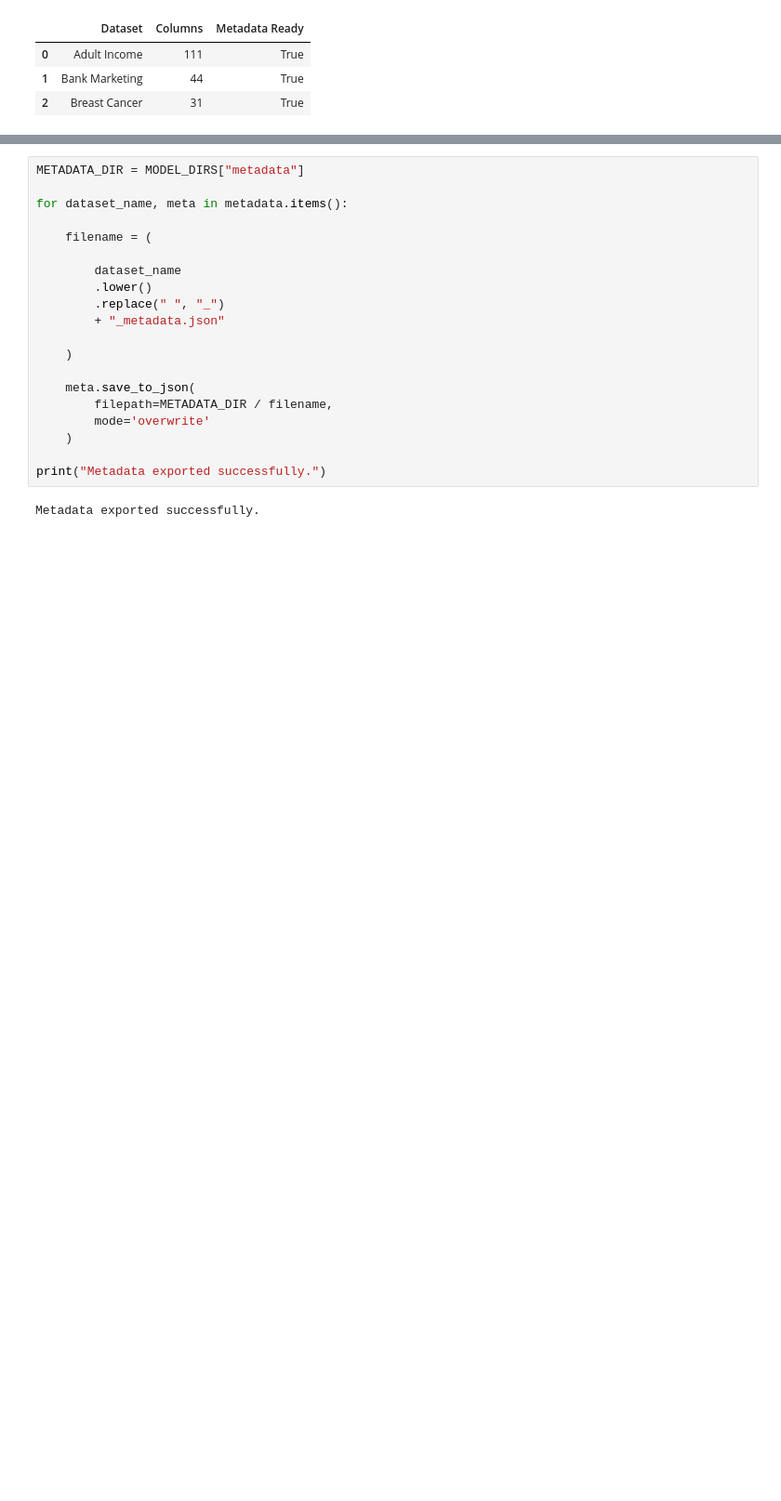
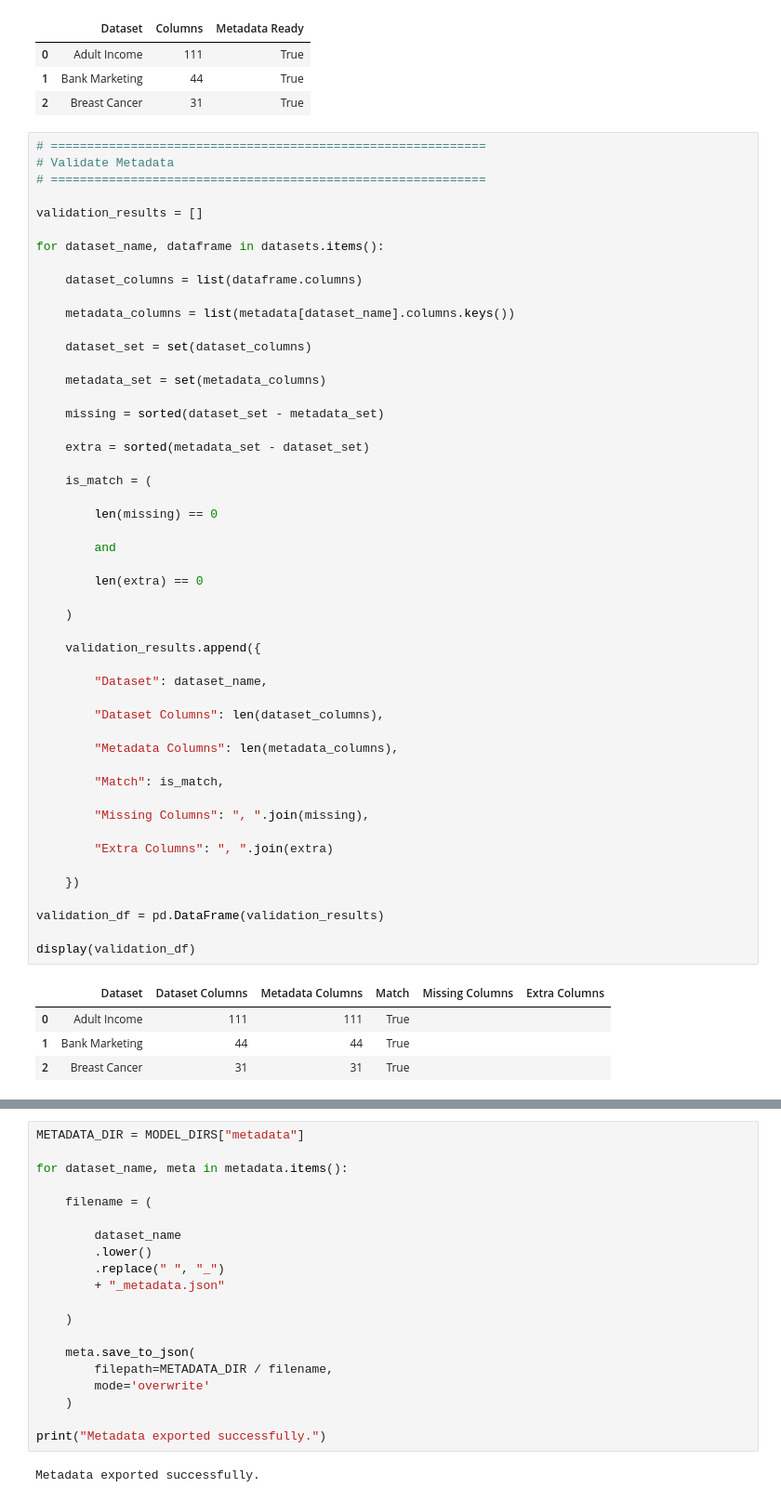
Before and after one commit to amzad-786githumb/Privacy-Preserving-Synthetic-Tabular-Data-Generation-Using-Generative-Adversarial-Networks, a Jupyter notebook: 04_Baseline_Deep_Models.ipynb, the cells around one changed output, grey strips where cells are left out. Shown at 93% size. Drawn from its saved outputs; the diff is of its cells as text; blank space fills up the shorter version.

```diff
--- a/04_Baseline_Deep_Models.ipynb
+++ b/04_Baseline_Deep_Models.ipynb
@@ -680,3 +675,58 @@ display(metadata_summary)
 | 0 | Adult Income | 111 | True |
 | 1 | Bank Marketing | 44 | True |
 | 2 | Breast Cancer | 31 | True |
+# %%
+# ============================================================
+# Validate Metadata
+# ============================================================
+
+validation_results = []
+
+for dataset_name, dataframe in datasets.items():
+
+    dataset_columns = list(dataframe.columns)
+
+    metadata_columns = list(metadata[dataset_name].columns.keys())
+
+    dataset_set = set(dataset_columns)
+
+    metadata_set = set(metadata_columns)
+
+    missing = sorted(dataset_set - metadata_set)
+
+    extra = sorted(metadata_set - dataset_set)
+
+    is_match = (
+
+        len(missing) == 0
+
+        and
+
+        len(extra) == 0
+
+    )
+
+    validation_results.append({
+
+        "Dataset": dataset_name,
+
+        "Dataset Columns": len(dataset_columns),
+
+        "Metadata Columns": len(metadata_columns),
+
+        "Match": is_match,
+
+        "Missing Columns": ", ".join(missing),
+
+        "Extra Columns": ", ".join(extra)
+
+    })
+
+validation_df = pd.DataFrame(validation_results)
+
+display(validation_df)
+# %% [output]
+|  | Dataset | Dataset Columns | Metadata Columns | Match | Missing Columns | Extra Columns |
+| 0 | Adult Income | 111 | 111 | True |  |  |
+| 1 | Bank Marketing | 44 | 44 | True |  |  |
+| 2 | Breast Cancer | 31 | 31 | True |  |  |
```
Also changed, not shown: parts of 9 cells of this notebook.
